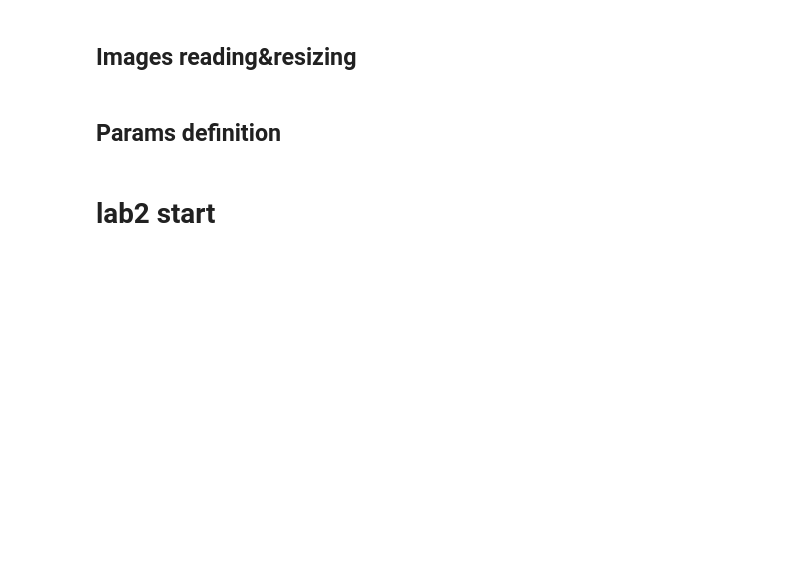
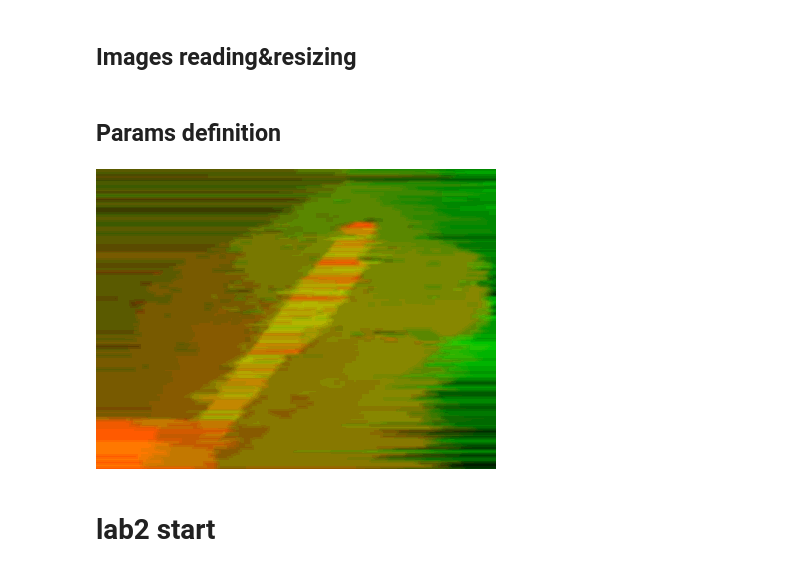
Before and after one commit to ArcaneStudent/stereolabs, a Jupyter notebook: lab2/lab2.ipynb, the cells around one changed output. Cells and saved outputs as stored; diff of their text form; code cells hidden in the pictures; blank space fills up the shorter version.

```diff
--- a/lab2/lab2.ipynb
+++ b/lab2/lab2.ipynb
@@ -31,10 +31,12 @@ img_shift2 = np.load("img_shift.npy")
 # %%
 from scipy import ndimage
 # %%
-#k = np.ones((3,3))/9
-#img_shift2[:,:,0] = ndimage.convolve(img_shift2[:,:,0], k, mode='reflect')
-#img_shift2[:,:,1] = ndimage.convolve(img_shift2[:,:,1], k, mode='reflect')
-#Image.fromarray((255.9*img_shift2/img_shift2.max()).astype(np.uint8))
+k = np.ones((3,3))/9
+img_shift2[:,:,0] = ndimage.convolve(img_shift2[:,:,0], k, mode='reflect')
+img_shift2[:,:,1] = ndimage.convolve(img_shift2[:,:,1], k, mode='reflect')
+Image.fromarray((255.9*img_shift2/img_shift2.max()).astype(np.uint8))
+# %% [output]
+[figure, added]
 # %% [markdown]
 # lab2 start
 # %% [markdown]
```
Also changed, not shown: parts of 7 cells of this notebook.
